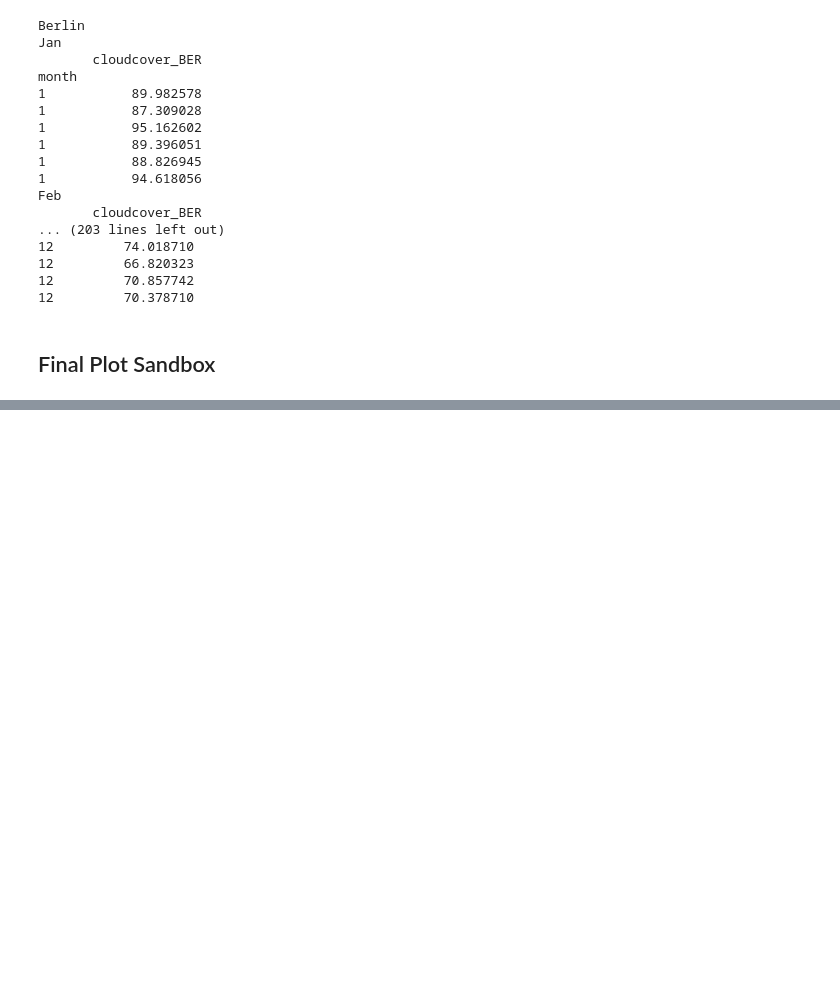
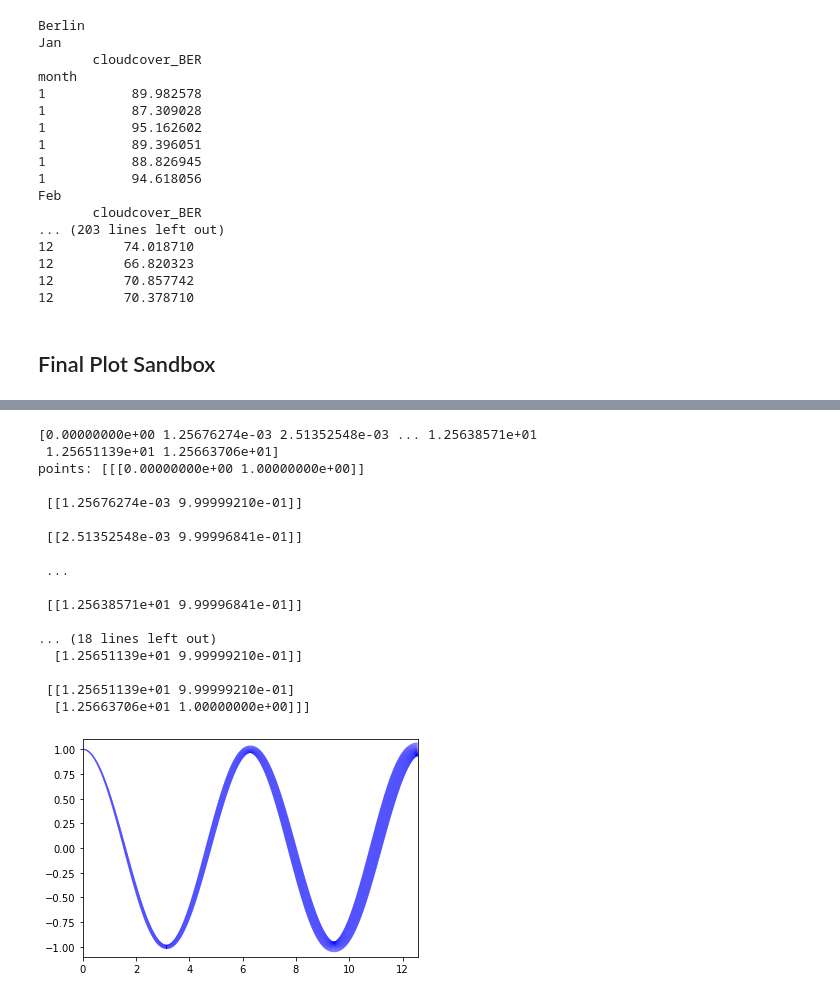
Before and after one commit to yasp-g/portfolio, a Jupyter notebook: Berlin-vs-DC-overcast-visualization/BER-DC-overcast.ipynb, the cells around one changed output, grey strips where cells are left out. Cells and saved outputs as stored; diff of their text form; code cells hidden in the pictures; blank space fills up the shorter version.

Commit message:
Created using Colaboratory.
Starting trying to work in variable line thickness.

```diff
--- a/Berlin-vs-DC-overcast-visualization/BER-DC-overcast.ipynb
+++ b/Berlin-vs-DC-overcast-visualization/BER-DC-overcast.ipynb
@@ -925,0 +964,36 @@ WARNING:matplotlib.legend:No handles with labels found to put in legend.
+# %%
+from matplotlib.collections import LineCollection
+# import matplotlib.pyplot as plt
+x = np.linspace(0,4*np.pi,10000)
+y = np.cos(x)
+lwidths=1+x[:-1]
+points = np.array([x, y]).T.reshape(-1, 1, 2)
+print(x)
+print("points:", points)
+segments = np.concatenate([points[:-1], points[1:]], axis=1)
+print("segments:", segments)
+lc = LineCollection(segments, linewidths=lwidths, color='blue')
+fig,a = plt.subplots()
+a.add_collection(lc)
+a.set_xlim(0,4*np.pi)
+a.set_ylim(-1.1,1.1)
+fig.show()
+# %% [output]
+[0.00000000e+00 1.25676274e-03 2.51352548e-03 ... 1.25638571e+01
+ 1.25651139e+01 1.25663706e+01]
+points: [[[0.00000000e+00 1.00000000e+00]]
+
+ [[1.25676274e-03 9.99999210e-01]]
+
+ [[2.51352548e-03 9.99996841e-01]]
+
+ ...
+
+ [[1.25638571e+01 9.99996841e-01]]
+
+... (18 lines left out)
+  [1.25651139e+01 9.99999210e-01]]
+
+ [[1.25651139e+01 9.99999210e-01]
+  [1.25663706e+01 1.00000000e+00]]]
+[figure, added]
```
Also changed, not shown: parts of 5 cells of this notebook.
